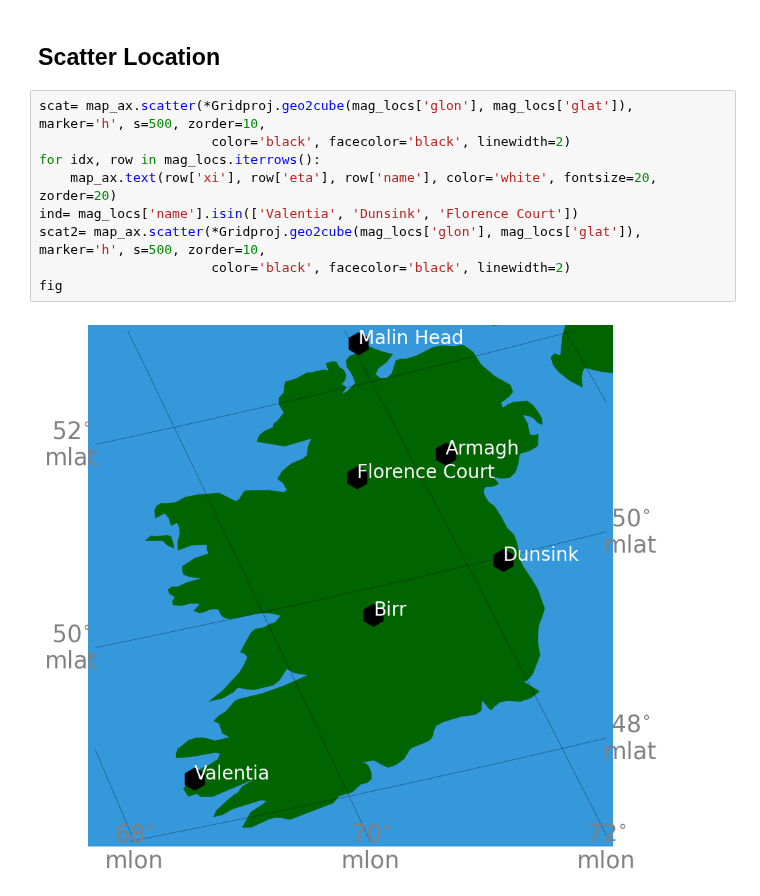
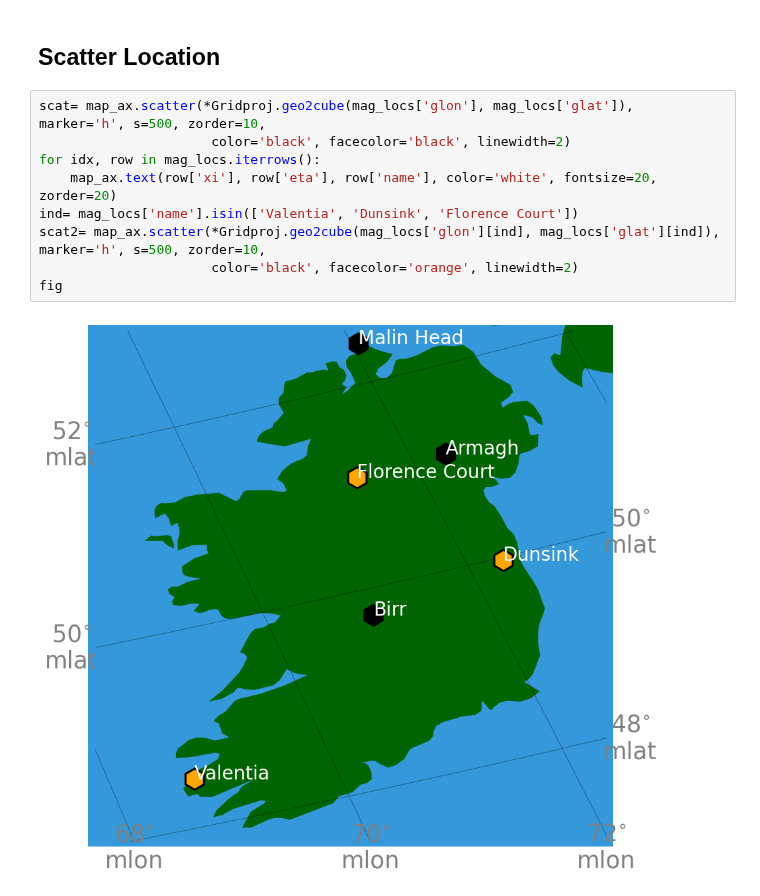
Before and after one commit to magie-network/MAGIE, a Jupyter notebook: notebooks/magnetometer_map.ipynb, the cells around one changed output. Drawn from its saved outputs; the diff is of its cells as text.

```diff
--- a/notebooks/magnetometer_map.ipynb
+++ b/notebooks/magnetometer_map.ipynb
@@ -112,11 +91,11 @@ fig
 # %%
 scat= map_ax.scatter(*Gridproj.geo2cube(mag_locs['glon'], mag_locs['glat']), marker='h', s=500, zorder=10,
                       color='black', facecolor='black', linewidth=2)
 for idx, row in mag_locs.iterrows():
     map_ax.text(row['xi'], row['eta'], row['name'], color='white', fontsize=20, zorder=20)
 ind= mag_locs['name'].isin(['Valentia', 'Dunsink', 'Florence Court'])
-scat2= map_ax.scatter(*Gridproj.geo2cube(mag_locs['glon'], mag_locs['glat']), marker='h', s=500, zorder=10,
-                      color='black', facecolor='black', linewidth=2)
+scat2= map_ax.scatter(*Gridproj.geo2cube(mag_locs['glon'][ind], mag_locs['glat'][ind]), marker='h', s=500, zorder=10,
+                      color='black', facecolor='orange', linewidth=2)
 fig
 # %% [output]
-[figure, old version]
+[figure, new version]
```
Also changed, not shown: parts of 2 cells of this notebook.
